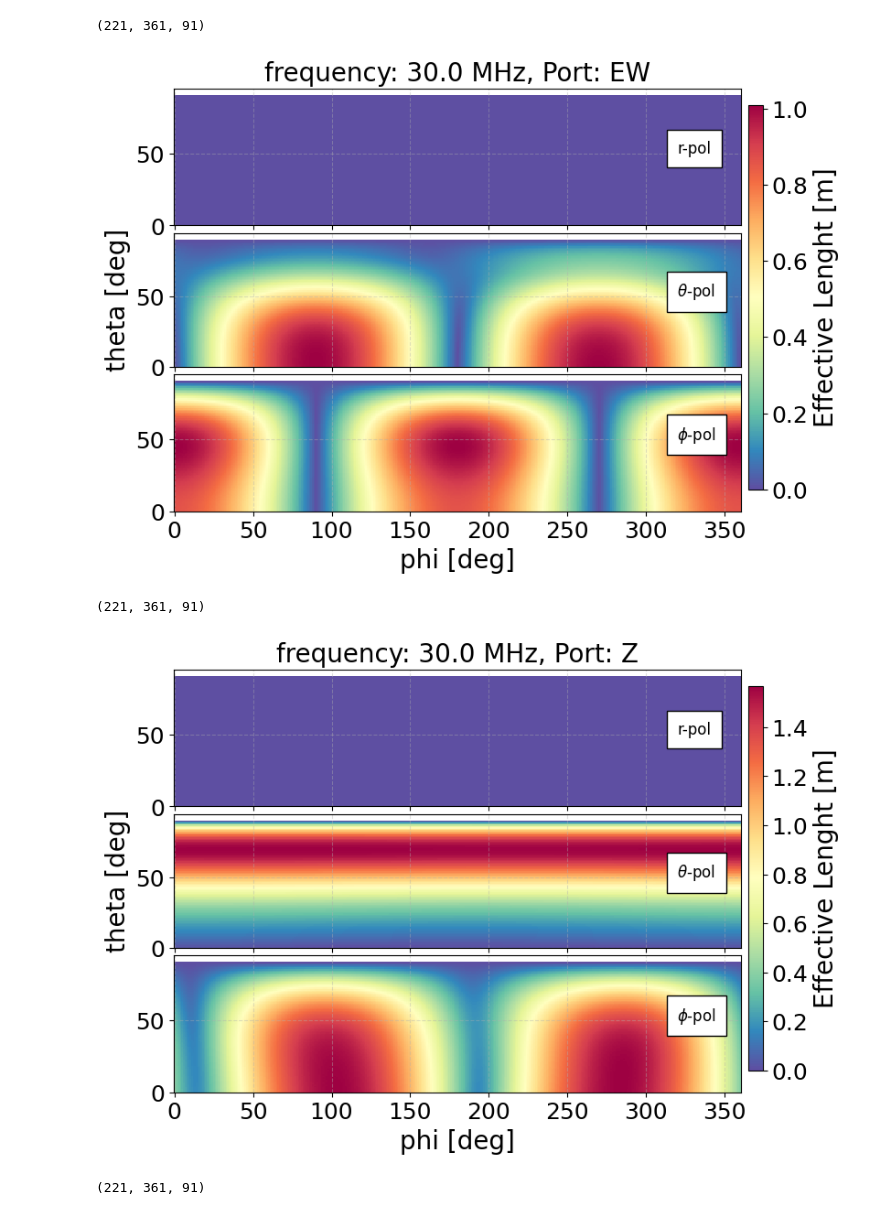
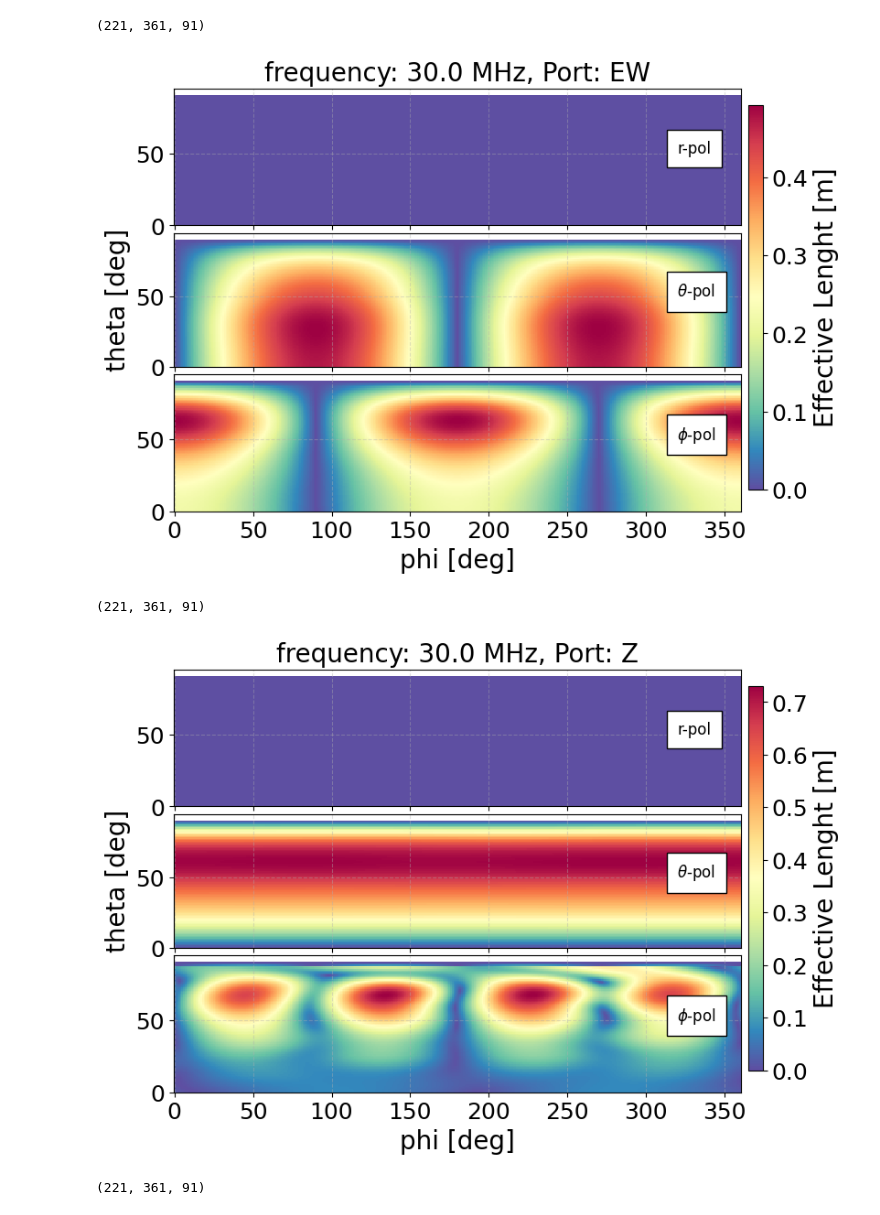
Before and after one commit to grand-mother/grand, a Jupyter notebook: examples/sim/antenna.ipynb, the cells around one changed output. Saved outputs shown, nothing was run; the diff lists cells and outputs as text; code cells hidden in the pictures.

```diff
--- a/examples/sim/antenna.ipynb
+++ b/examples/sim/antenna.ipynb
@@ -24,7 +22,7 @@ Welcome to JupyROOT 6.26/02
 logger.info("Plotting effective lengths in spherical coordinates.")
 
 #ant_model  = AntennaModel() #"GP300"
-ant_model  = AntennaModel('GP300_nec')
+ant_model  = AntennaModel('GP300')
 
 # Plot for only few selected frequencies.
 # If you want to plot for all frequencies, switch the for loop position of port and frequency.
@@ -106,5 +104,5 @@ for i in [0, 50, 100, 150, 200]:
 (221, 361, 91)
-[figure, old version]
+[figure, new version]
 (221, 361, 91)
-[figure, old version]
+[figure, new version]
 (221, 361, 91)
```
Also changed, not shown: parts of 2 cells of this notebook, 5 other files.
